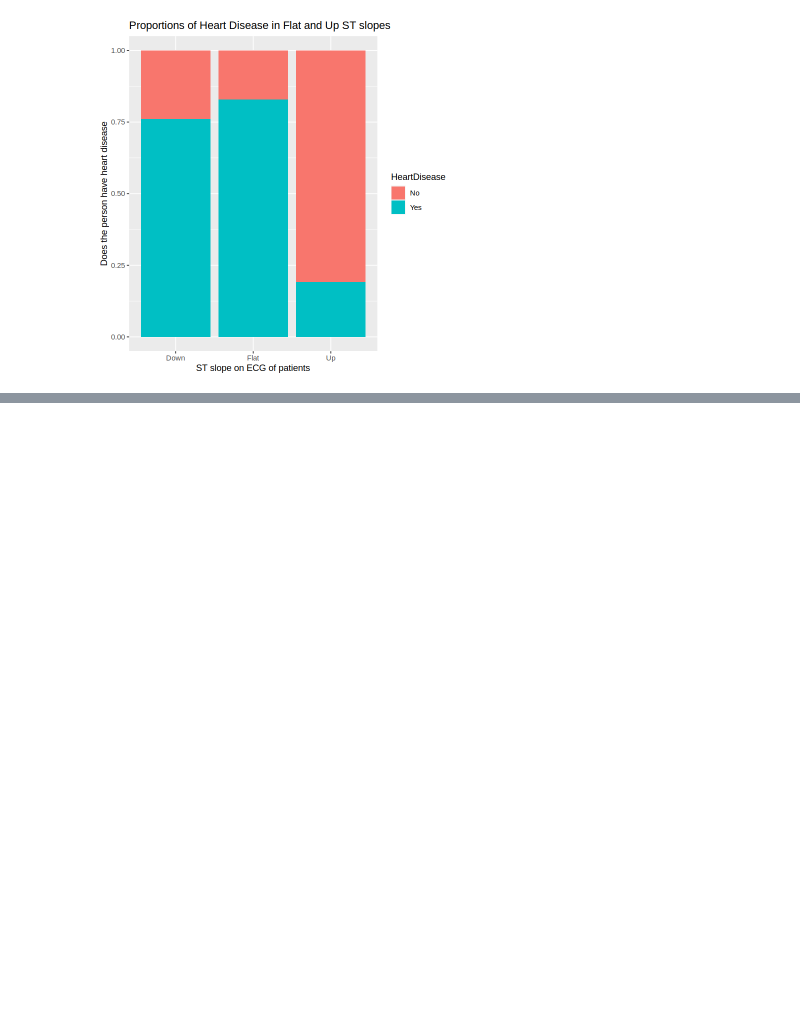
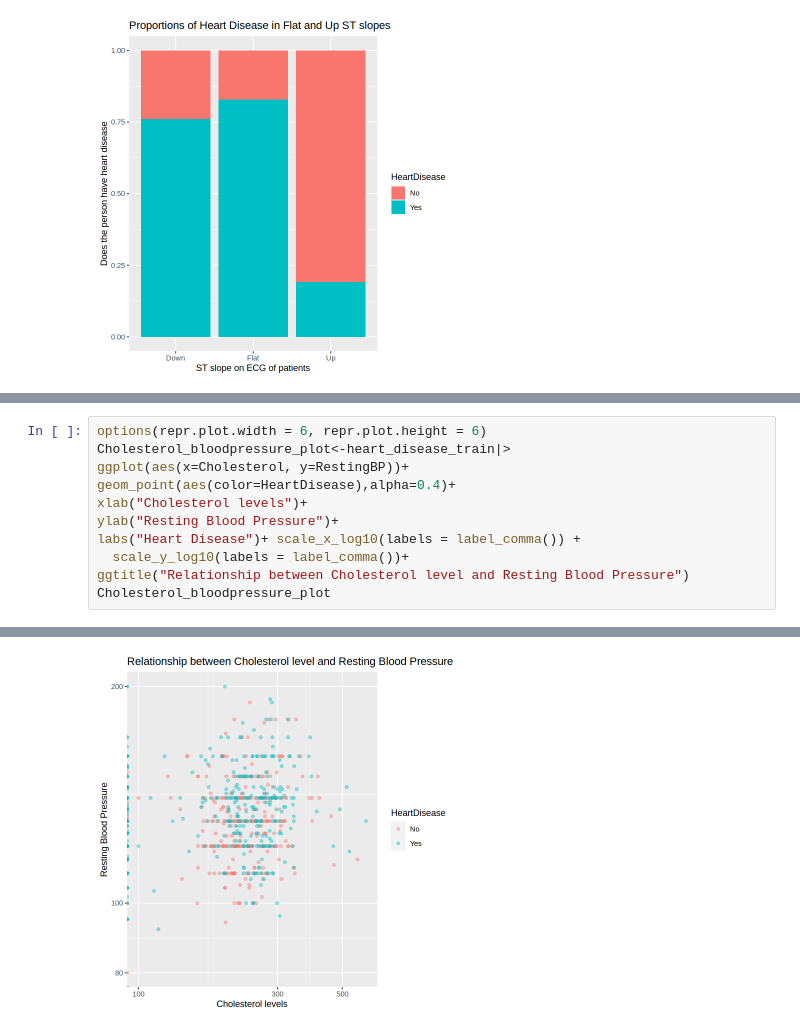
Before and after one commit to Muskandavee/PROPOSAL-, a Jupyter notebook: proposal.ipynb, the cells around one changed output, grey strips where cells are left out. Cells and saved outputs as stored; diff of their text form; blank space fills up the shorter version.

Commit message:
scatter plots added

```diff
--- a/proposal.ipynb
+++ b/proposal.ipynb
@@ -135,3 +135,15 @@ ggtitle("Proportions of Heart Disease Exercise Angina and Non-Exercise Angina")
 Exercise_Angina_plot
 # %% [output]
 [figure]
+# %%
+options(repr.plot.width = 6, repr.plot.height = 6)
+Cholesterol_bloodpressure_plot<-heart_disease_train|>
+ggplot(aes(x=Cholesterol, y=RestingBP))+
+geom_point(aes(color=HeartDisease),alpha=0.4)+
+xlab("Cholesterol levels")+
+ylab("Resting Blood Pressure")+
+labs("Heart Disease")+ scale_x_log10(labels = label_comma()) +
+  scale_y_log10(labels = label_comma())+
+ggtitle("Relationship between Cholesterol level and Resting Blood Pressure")
+Cholesterol_bloodpressure_plot
+# %% [output]
@@ -137,0 +154 @@ Exercise_Angina_plot
+[figure, added]
```
Also changed, not shown: parts of 8 cells of this notebook.
